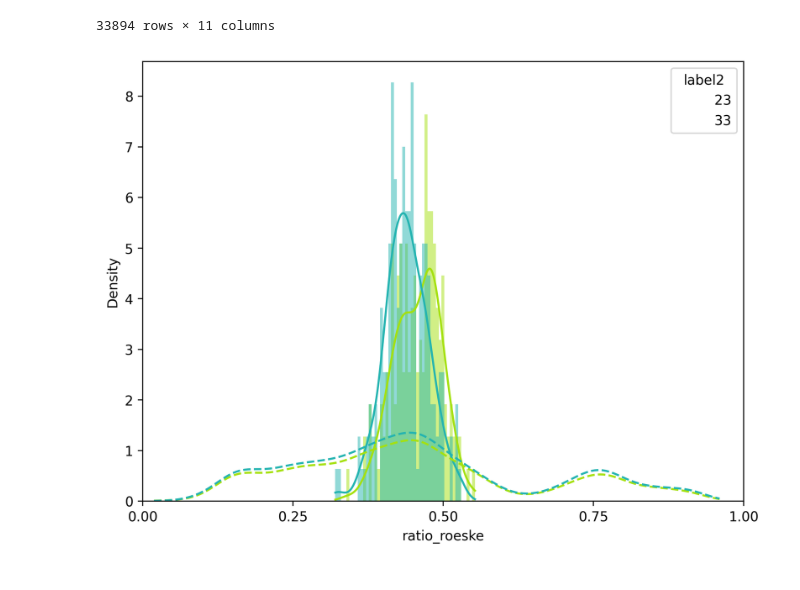
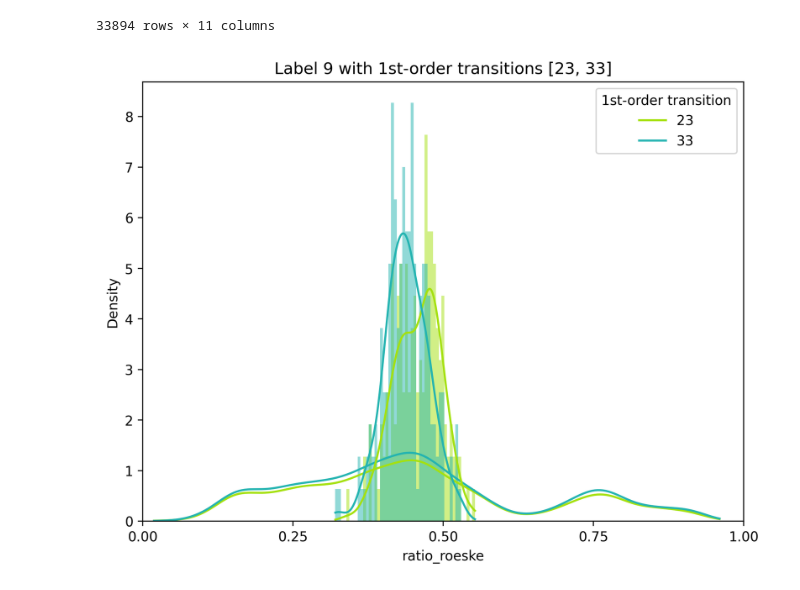
Before and after one commit to xingjeffrey/syntax_rhythm_pbb, a Jupyter notebook: notebooks/3.2 Syntax Modulated Rhythm for Bird 26 (9; 23, 33).ipynb, the cells around one changed output. Drawn from its saved outputs; the diff is of its cells as text; code cells hidden in the pictures.

Commit message:
Update Length Controlled Plots

```diff
--- a/notebooks/3.2 Syntax Modulated Rhythm for Bird 26 (9; 23, 33).ipynb
+++ b/notebooks/3.2 Syntax Modulated Rhythm for Bird 26 (9; 23, 33).ipynb
@@ -124,10 +124,6 @@ import matplotlib.pyplot as plt
     figure(figsize=(8, 6), dpi=300)
 
     x = pos2
-
-
-## Use diverging palette for illustration
-    ##cmap = sns.diverging_palette(250, 30, l=70, center="dark", as_cmap=True)
 
     # Create an array with the colors you want to use
     colors = ["#24B4B1", "#A5E10F"]
@@ -136,61 +132,45 @@ import matplotlib.pyplot as plt
 
     plt.rcParams['patch.edgecolor'] = 'none'
 
-    sns.histplot(
-        data = x,
-        bins = 50,
-        x = 'ratio_roeske',
-        hue = 'label2',
-        kde = True,
-        palette = sns.color_palette(colors),
-        stat = 'density'
-    )
-
-    x_shuffle = pos2_shuffle
-
-## Use diverging palette for illustration
-    ##cmap = sns.diverging_palette(250, 30, l=70, center="dark", as_cmap=True)
-
-    # Create an array with the colors you want to use
-    colors = ["#24B4B1", "#A5E10F"]
-    # Set your custom color palette
-    custom = sns.set_palette(sns.color_palette(colors))
+    plt.legend(title='1st-order transition', labels = np.unique(pos2['label2']))
 
     sns.histplot(
         data = x_shuffle,
         bins = 50,
         x = 'ratio_roeske',
         hue = 'label2',
         kde = True,
         palette = sns.color_palette(colors),
         alpha = 0,
         stat = 'density',
         line_kws = dict(linestyle = 'dashed')
     )
 
-    #print(col)
-
-    ##for c, p in zip(bin_centers, patches):
-    ##    plt.setp(p, 'facecolor', cmap(c))
-    ##    plt.setp(p, 'edgecolor', cmap(c))
 
 
-    ## generate uniform line
-    #n1, bins1, patches1 = plt.hist(x = sim_ratio, histtype = 'step', label = 'data1', density = True, bins = 100, color = 'yellow')
-
-    #plt.legend()
+    sns.histplot(
+        data = x,
+        bins = 50,
+        x = 'ratio_roeske',
+        hue = 'label2',
+        kde = True,
+        palette = sns.color_palette(colors),
+        stat = 'density'
+    ).set(title = 'Label ' + str(note_type) + ' with 1st-order transitions ' + str(destinations))
 
     ax = plt.gca()
     ax.set_xlim([0, 1])
     plt.xticks(np.arange(0, 1.25, 0.25))
+
+    plt.legend(title='1st-order transition', labels = np.unique(pos2['label2']))
 
     #ax.set_ylim([0, 100])
 
     from butcherbird.utils.paths import FIGURE_DIR
 
     figname = str(note_type) + '_' + str(destinations) + ".pdf"
 
     plt.savefig(FIGURE_DIR/figname)
     plt.show()
 # %% [output]
-[figure, old version]
+[figure, new version]
```
Also changed, not shown: 6 other files.
